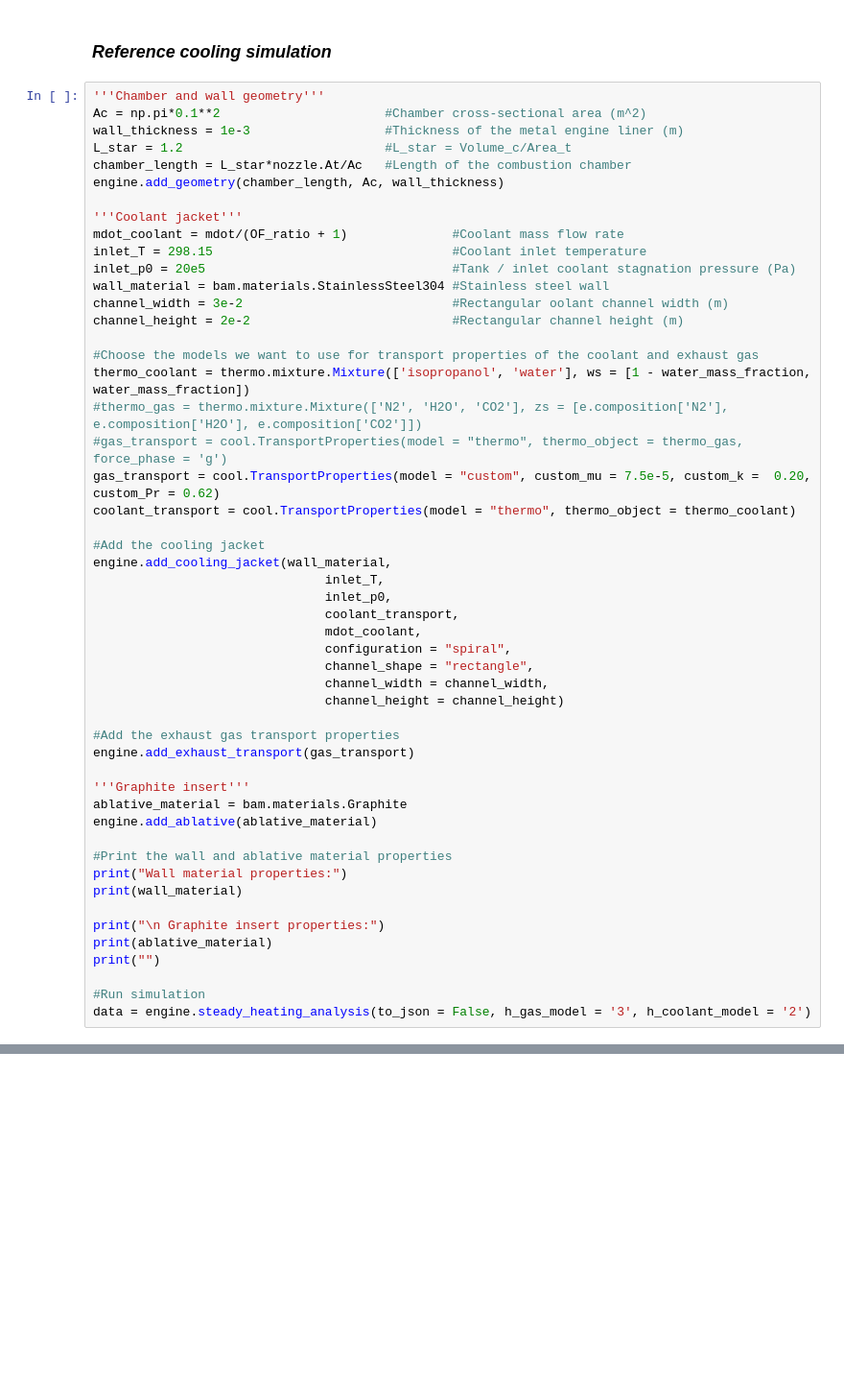
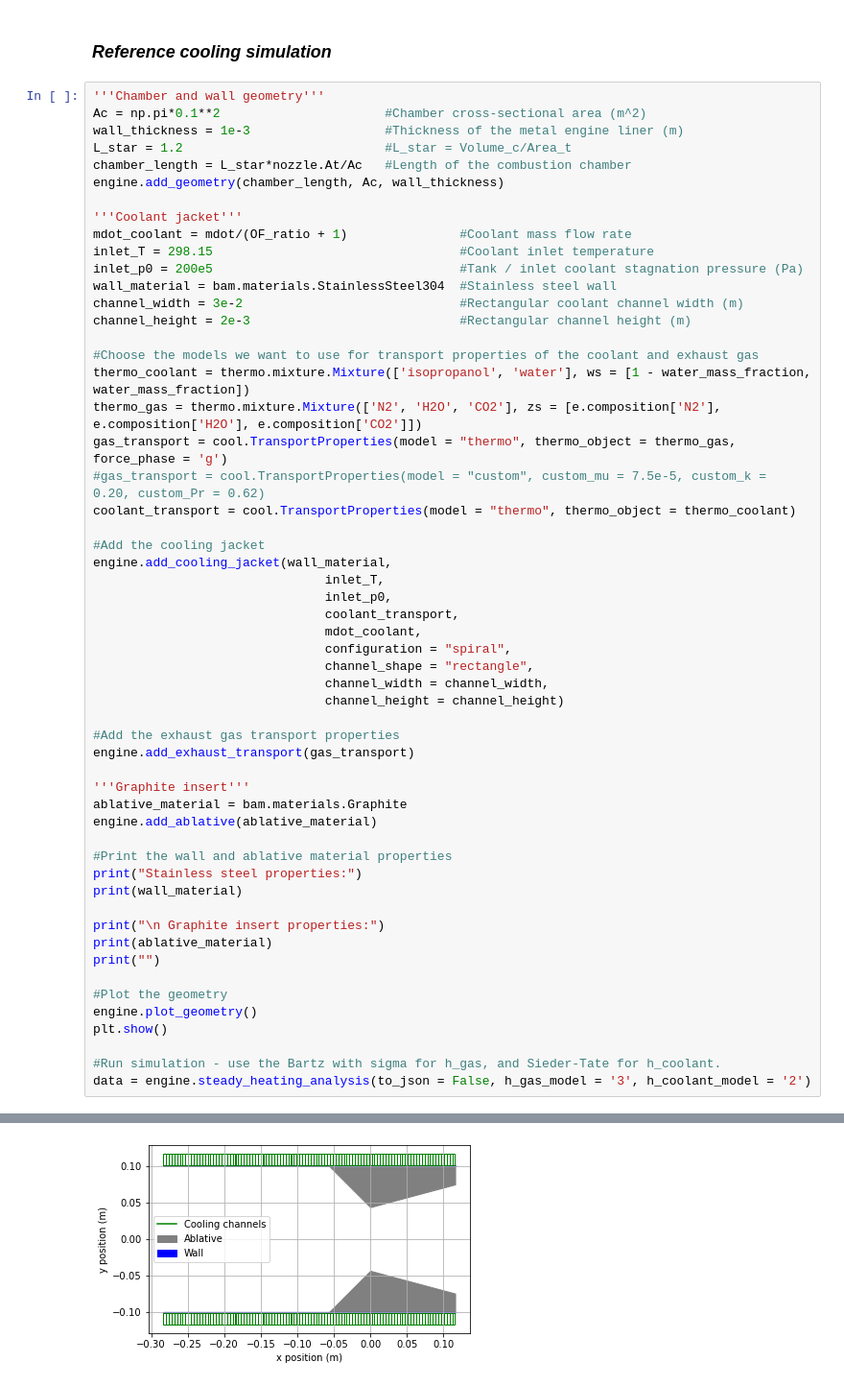
Before and after one commit to dug20/Bamboo-Investigations, a Jupyter notebook: Bamboo Report 0.1a.ipynb, the cells around one changed output, grey strips where cells are left out. Shown at 96% size. Saved outputs shown, nothing was run; the diff lists cells and outputs as text; blank space fills up the shorter version.

```diff
--- a/Bamboo Report 0.1a.ipynb
+++ b/Bamboo Report 0.1a.ipynb
@@ -79,18 +83,18 @@ chamber_length = L_star*nozzle.At/Ac   #Length of the combustion chamber
 engine.add_geometry(chamber_length, Ac, wall_thickness)
 
 '''Coolant jacket'''
-mdot_coolant = mdot/(OF_ratio + 1)              #Coolant mass flow rate
-inlet_T = 298.15                                #Coolant inlet temperature
-inlet_p0 = 20e5                                 #Tank / inlet coolant stagnation pressure (Pa)
-wall_material = bam.materials.StainlessSteel304 #Stainless steel wall
-channel_width = 3e-2                            #Rectangular oolant channel width (m)
-channel_height = 2e-2                           #Rectangular channel height (m)
+mdot_coolant = mdot/(OF_ratio + 1)               #Coolant mass flow rate
+inlet_T = 298.15                                 #Coolant inlet temperature
+inlet_p0 = 200e5                                 #Tank / inlet coolant stagnation pressure (Pa)
+wall_material = bam.materials.StainlessSteel304  #Stainless steel wall
+channel_width = 3e-2                             #Rectangular coolant channel width (m)
+channel_height = 2e-3                            #Rectangular channel height (m)
 
 #Choose the models we want to use for transport properties of the coolant and exhaust gas
 thermo_coolant = thermo.mixture.Mixture(['isopropanol', 'water'], ws = [1 - water_mass_fraction, water_mass_fraction])
-#thermo_gas = thermo.mixture.Mixture(['N2', 'H2O', 'CO2'], zs = [e.composition['N2'], e.composition['H2O'], e.composition['CO2']])
-#gas_transport = cool.TransportProperties(model = "thermo", thermo_object = thermo_gas, force_phase = 'g')
-gas_transport = cool.TransportProperties(model = "custom", custom_mu = 7.5e-5, custom_k =  0.20, custom_Pr = 0.62)
+thermo_gas = thermo.mixture.Mixture(['N2', 'H2O', 'CO2'], zs = [e.composition['N2'], e.composition['H2O'], e.composition['CO2']])
+gas_transport = cool.TransportProperties(model = "thermo", thermo_object = thermo_gas, force_phase = 'g')
+#gas_transport = cool.TransportProperties(model = "custom", custom_mu = 7.5e-5, custom_k =  0.20, custom_Pr = 0.62)
 coolant_transport = cool.TransportProperties(model = "thermo", thermo_object = thermo_coolant)
 
 #Add the cooling jacket
@@ -112,13 +116,17 @@ ablative_material = bam.materials.Graphite
 engine.add_ablative(ablative_material)
 
 #Print the wall and ablative material properties
-print("Wall material properties:")
+print("Stainless steel properties:")
 print(wall_material)
 
 print("\n Graphite insert properties:")
 print(ablative_material)
 print("")
 
-#Run simulation
+#Plot the geometry
+engine.plot_geometry()
+plt.show()
+
+#Run simulation - use the Bartz with sigma for h_gas, and Sieder-Tate for h_coolant.
 data = engine.steady_heating_analysis(to_json = False, h_gas_model = '3', h_coolant_model = '2')
 # %% [output]
@@ -144,2 +150,3 @@ Coolant temperature at the wall was above its boiling point when using the Siede
+[figure, added]
 # %%
 #Show plots
```
Also changed, not shown: parts of 5 cells of this notebook.
